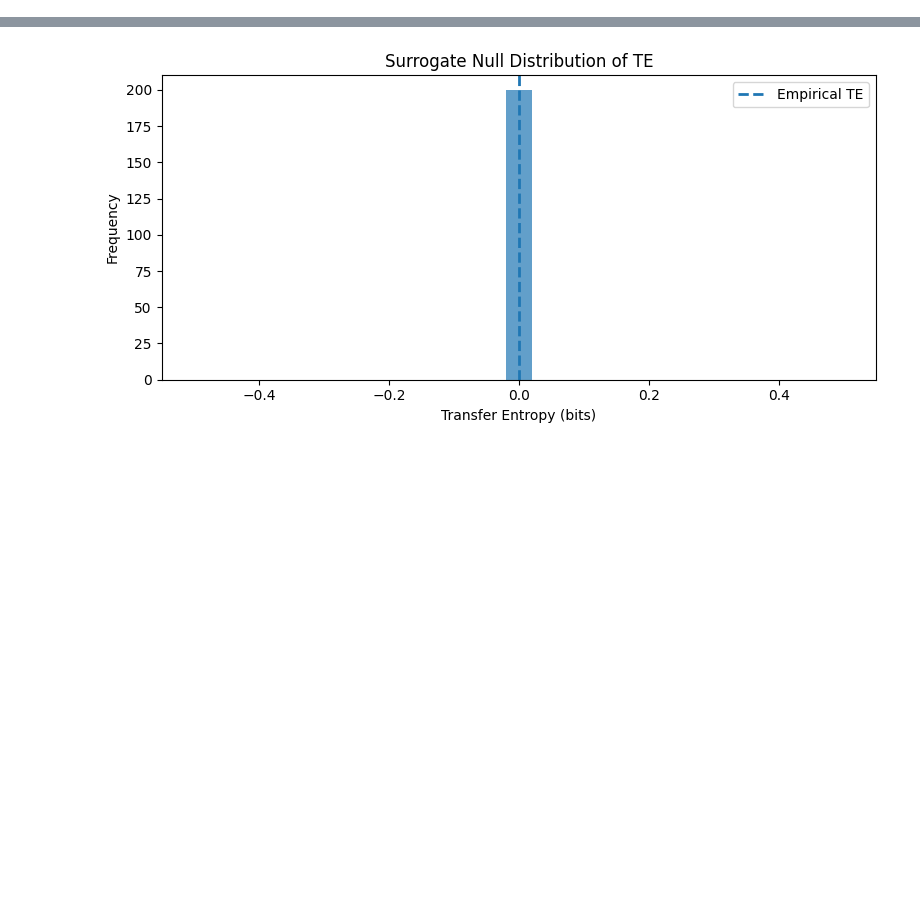
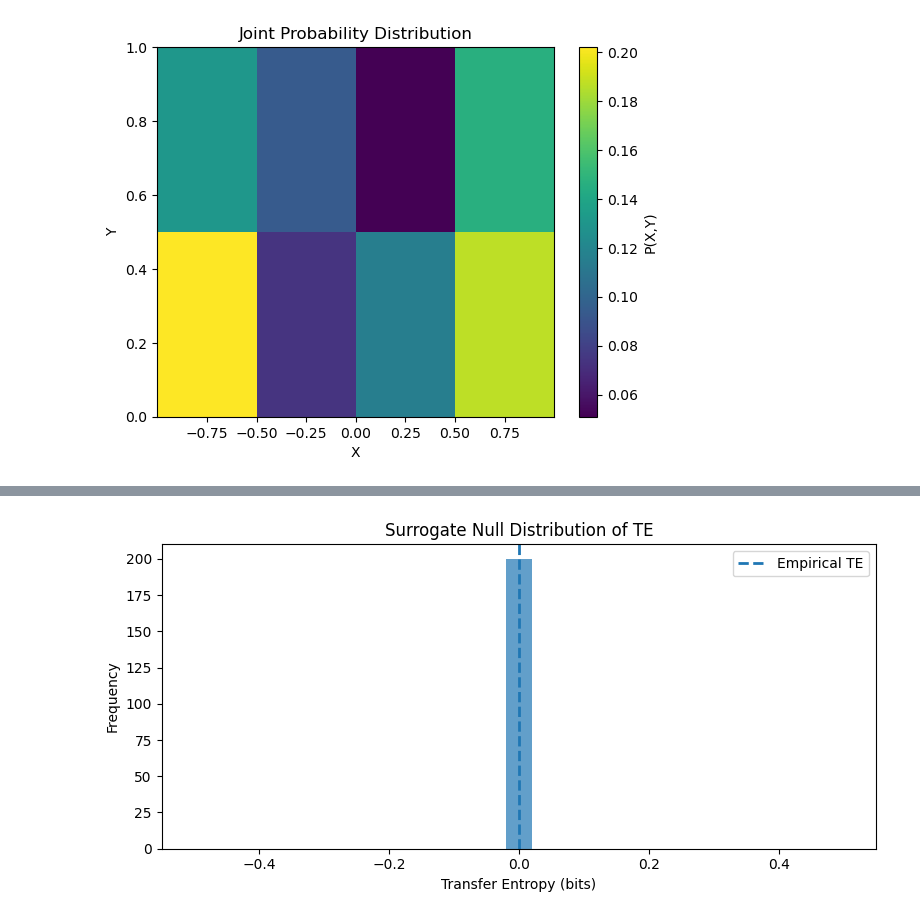
Before and after one commit to Peisong-Zheng/bipolar_seesaw_CCM, a Jupyter notebook: syn_test.ipynb, the cells around one changed output, grey strips where cells are left out. Drawn from its saved outputs; the diff is of its cells as text; code cells hidden in the pictures; blank space fills up the shorter version.

```diff
--- a/syn_test.ipynb
+++ b/syn_test.ipynb
@@ -74,0 +75,32 @@ Irregular Square Wave Entropy: 0.9903 bits
+# %%
+import numpy as np
+import matplotlib.pyplot as plt
+
+def plot_joint_prob_colormap(x, y, xbins, ybins):
+    # 1) Joint counts
+    counts, x_edges, y_edges = np.histogram2d(x, y, bins=[xbins, ybins])
+
+    # 2) Convert to probabilities
+    P = counts / counts.sum()  # shape (Bx, By)
+
+    # 3) Plot
+    fig, ax = plt.subplots()
+    # use pcolormesh so axes correspond to the real bin‐edges
+    X, Y = np.meshgrid(x_edges, y_edges)
+    pcm = ax.pcolormesh(X, Y, P.T, shading='auto')
+    fig.colorbar(pcm, ax=ax, label='P(X,Y)')
+
+    ax.set_xlabel('X')
+    ax.set_ylabel('Y')
+    ax.set_title('Joint Probability Distribution')
+    plt.show()
+# %%
+# assuming you've already done:
+x = sine_signal
+y = signal_sq
+xbins = np.histogram_bin_edges(x, bins=4)
+ybins = np.histogram_bin_edges(y, bins=2)
+
+plot_joint_prob_colormap(x, y, xbins, ybins)
+# %% [output]
+[figure, added]
```
Also changed, not shown: parts of 5 cells of this notebook, 3 other files.
